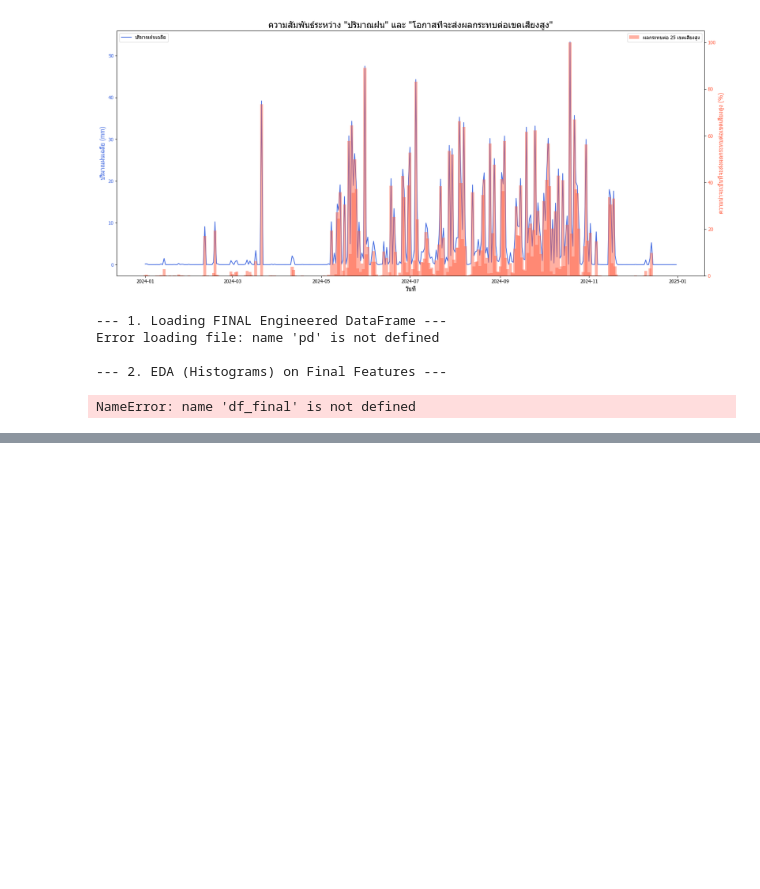
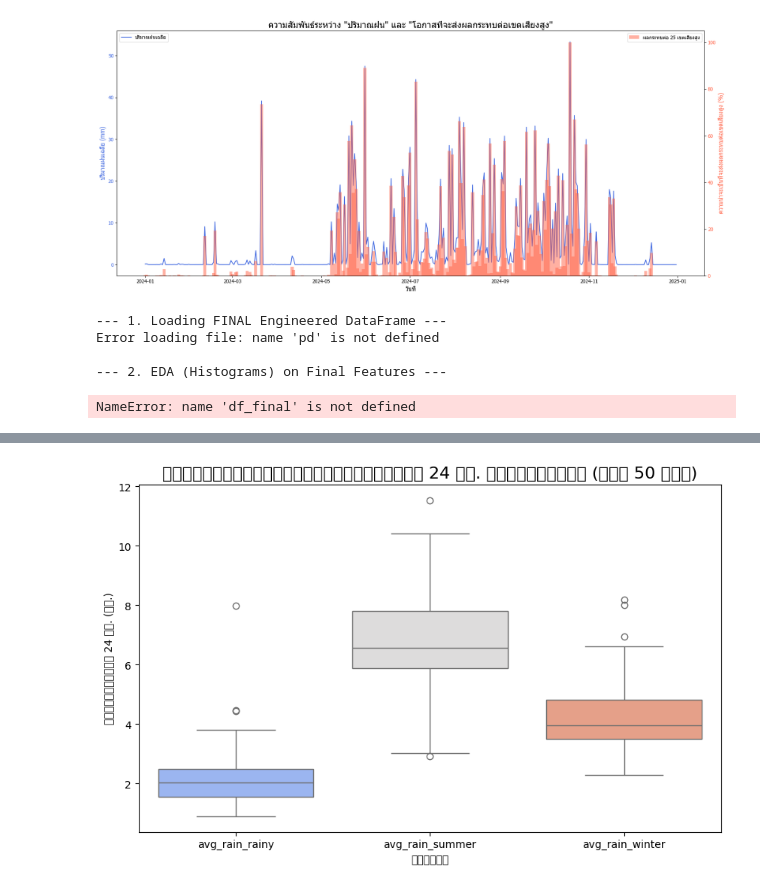
Before and after one commit to AnemoneTK/flowcast-flood-prediction, a Jupyter notebook: notebooks/03_data_visualization.ipynb, the cells around one changed output, grey strips where cells are left out. Drawn from its saved outputs; the diff is of its cells as text; code cells hidden in the pictures; blank space fills up the shorter version.

```diff
--- a/notebooks/03_data_visualization.ipynb
+++ b/notebooks/03_data_visualization.ipynb
@@ -345,3 +345,96 @@ Error loading file: name 'pd' is not defined
 
 --- 2. EDA (Histograms) on Final Features ---
 NameError: name 'df_final' is not defined
+# %%
+import pandas as pd
+import matplotlib.pyplot as plt
+import seaborn as sns
+import numpy as np
+
+# (ตั้งค่า font ภาษาไทย ถ้าจำเป็น)
+# import matplotlib as mpl
+# mpl.rcParams['font.family'] = 'Tahoma' # หรือ 'TH SarabunPSK'
+
+# --- 1. โหลด Master DataFrame (ที่มี Feature ฤดู) ---
+print("--- 1. กำลังโหลด master_district_features.csv (เวอร์ชันใหม่) ---")
+try:
+    # (ใช้ Path ที่อ้างอิงจากตำแหน่งของ Notebook)
+    df = pd.read_csv('../data/PROCESSED/master_district_features.csv')
+    print("   ... โหลดสำเร็จ!")
+    print(df[['dname', 'avg_rain_rainy', 'avg_rain_summer', 'avg_rain_winter']].head())
+except FileNotFoundError:
+    print("!!! Error: ไม่พบไฟล์ ../data/PROCESSED/master_district_features.csv")
+    raise
+except Exception as e:
+    print(f"เกิดข้อผิดพลาด: {e}")
+    raise
+
+# --- 2. [EDA ใหม่] การกระจายตัวของค่าเฉลี่ยฝนรายฤดู (Box Plot) ---
+print("\n--- 2. กำลังสร้าง Box Plot เพื่อดูการกระจายตัวของฝนรายฤดู ---")
+plt.figure(figsize=(10, 6))
+
+# เลือกเฉพาะคอลัมน์ฤดู
+season_cols = ['avg_rain_rainy', 'avg_rain_summer', 'avg_rain_winter']
+df_seasons = df[season_cols]
+
+# สร้าง Box Plot
+sns.boxplot(data=df_seasons, palette='coolwarm')
+plt.title('การกระจายตัวของค่าเฉลี่ยฝน 24 ชม. ในแต่ละฤดู (ของ 50 เขต)', fontsize=16)
+plt.ylabel('ค่าเฉลี่ยฝน 24 ชม. (มม.)')
+plt.xlabel('ฤดูกาล')
+plt.show()
+
+print("\n--- 3. [EDA ใหม่] สร้าง Correlation Heatmap (เวอร์ชันอัปเดต) ---")
+
+# --- 3. [สำคัญ] เลือก Feature ที่จะใช้วิเคราะห์ ---
+# (เราเอา 'avg_24h_rain' ออก และเพิ่ม 3 ฤดูใหม่เข้าไป)
+features_for_correlation = [
+    'AREA',
+    'population',
+    'canal_count',
+    'flood_point_count',
+    'floodgate_count',
+    'pump_number',
+    'pump_ready',
+    'total_ready',
+    'คะแนนรวม',
+    'จำนวนจุดเสี่ยง',
+    'จำนวนจุดเฝ้าระวังน้ำท่วม',
+    # --- Feature ใหม่ของเรา ---
+    'avg_rain_rainy',
+    'avg_rain_summer',
+    'avg_rain_winter'
+]
+
+# (กรองเอาเฉพาะคอลัมน์ที่มีอยู่จริง)
+features_to_use = [col for col in features_for_correlation if col in df.columns]
+print(f"   ... ใช้ {len(features_to_use)} features ในการวิเคราะห์")
+
+# สร้าง Correlation Matrix
+corr_matrix = df[features_to_use].corr()
+
+# วาด Heatmap
+plt.figure(figsize=(16, 12))
+sns.heatmap(
+    corr_matrix,
+    annot=True,
+    fmt='.2f',
+    cmap='coolwarm',
+    linewidths=0.5,
+    annot_kws={"size": 9}
+)
+plt.title('Correlation Heatmap (อัปเดตข้อมูลฤดูกาลแล้ว)', fontsize=16)
+plt.xticks(rotation=45, ha='right')
+plt.yticks(rotation=0)
+plt.tight_layout()
+plt.show()
+
+print("\n--- 4. วิเคราะห์ Heatmap ---")
+# แสดงค่า Correlation เฉพาะกับ 'คะแนนรวม'
+try:
+    risk_correlation = corr_matrix['คะแนนรวม'].sort_values(ascending=False)
+    print("ค่าความสัมพันธ์ (Correlation) กับ 'คะแนนรวม':")
+    print(risk_correlation)
+except KeyError:
+    print("!!! ไม่พบคอลัมน์ 'คะแนนรวม' ใน Matrix")
+# %% [output]
@@ -347,0 +451 @@ NameError: name 'df_final' is not defined
+[figure, added]
```
Also changed, not shown: parts of 1 cell of this notebook, 32 other files.
